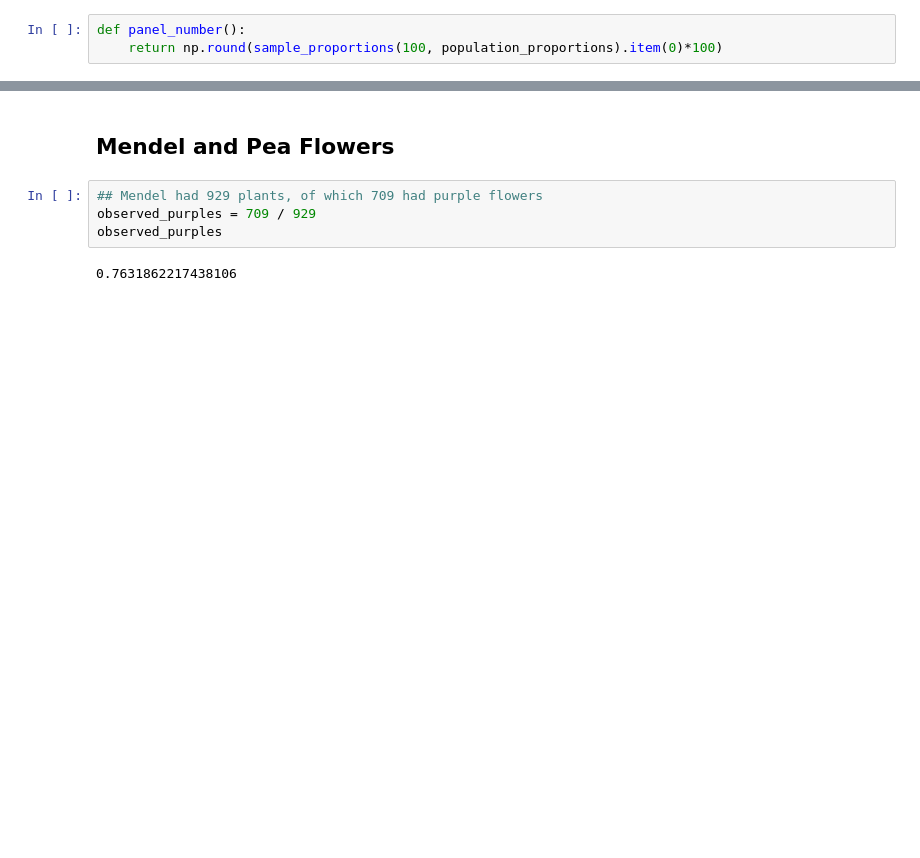
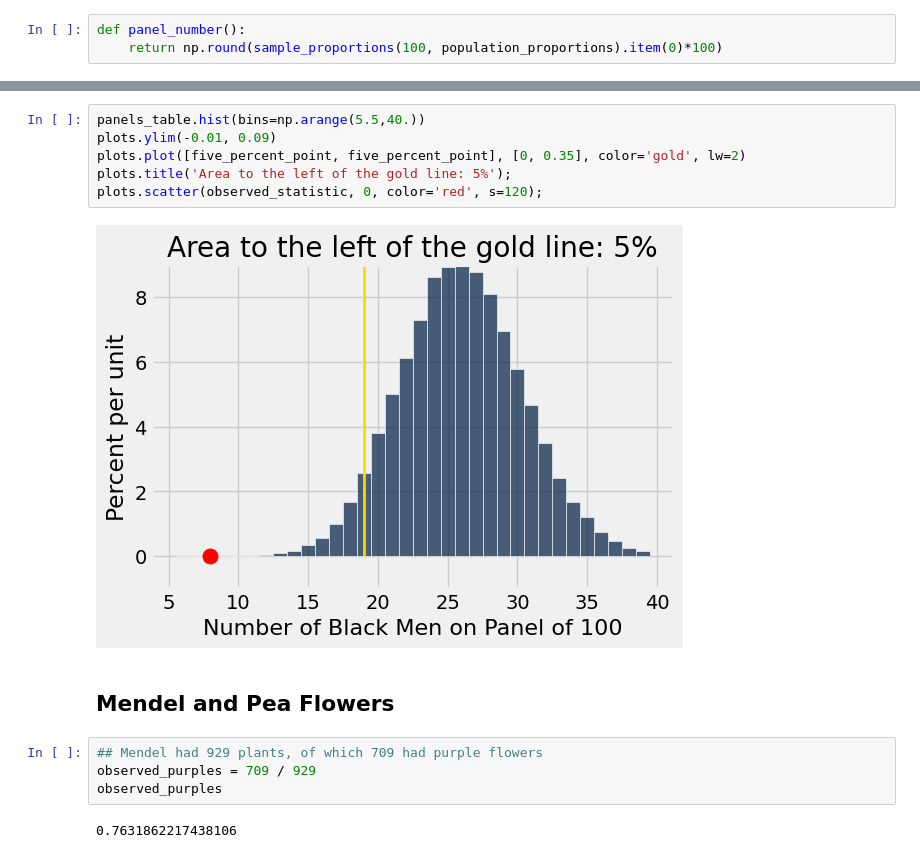
Before and after one commit to austinmohrnwu/24-fall-intro, a Jupyter notebook: lec16/lec16.ipynb, the cells around one changed output, grey strips where cells are left out. Saved outputs shown, nothing was run; the diff lists cells and outputs as text; blank space fills up the shorter version.

```diff
--- a/lec16/lec16.ipynb
+++ b/lec16/lec16.ipynb
@@ -87,3 +111,11 @@ plots.scatter(8, 0, color='red', s=30);
+# %%
+panels_table.hist(bins=np.arange(5.5,40.))
+plots.ylim(-0.01, 0.09)
+plots.plot([five_percent_point, five_percent_point], [0, 0.35], color='gold', lw=2)
+plots.title('Area to the left of the gold line: 5%');
+plots.scatter(observed_statistic, 0, color='red', s=120);
+# %% [output]
+[figure, added]
 # %% [markdown]
 ## Mendel and Pea Flowers ##
 # %%
```
Also changed, not shown: parts of 17 cells of this notebook.
